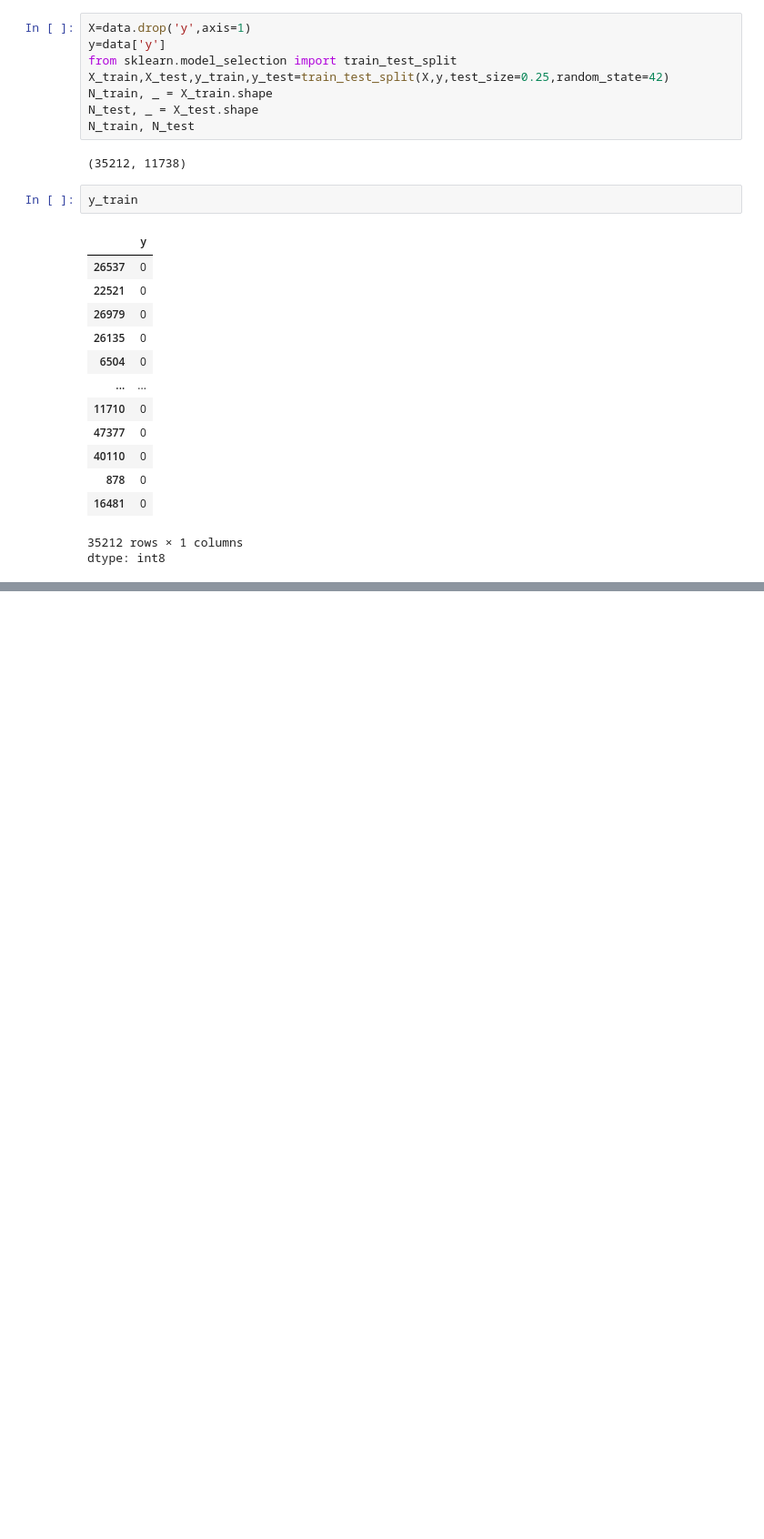
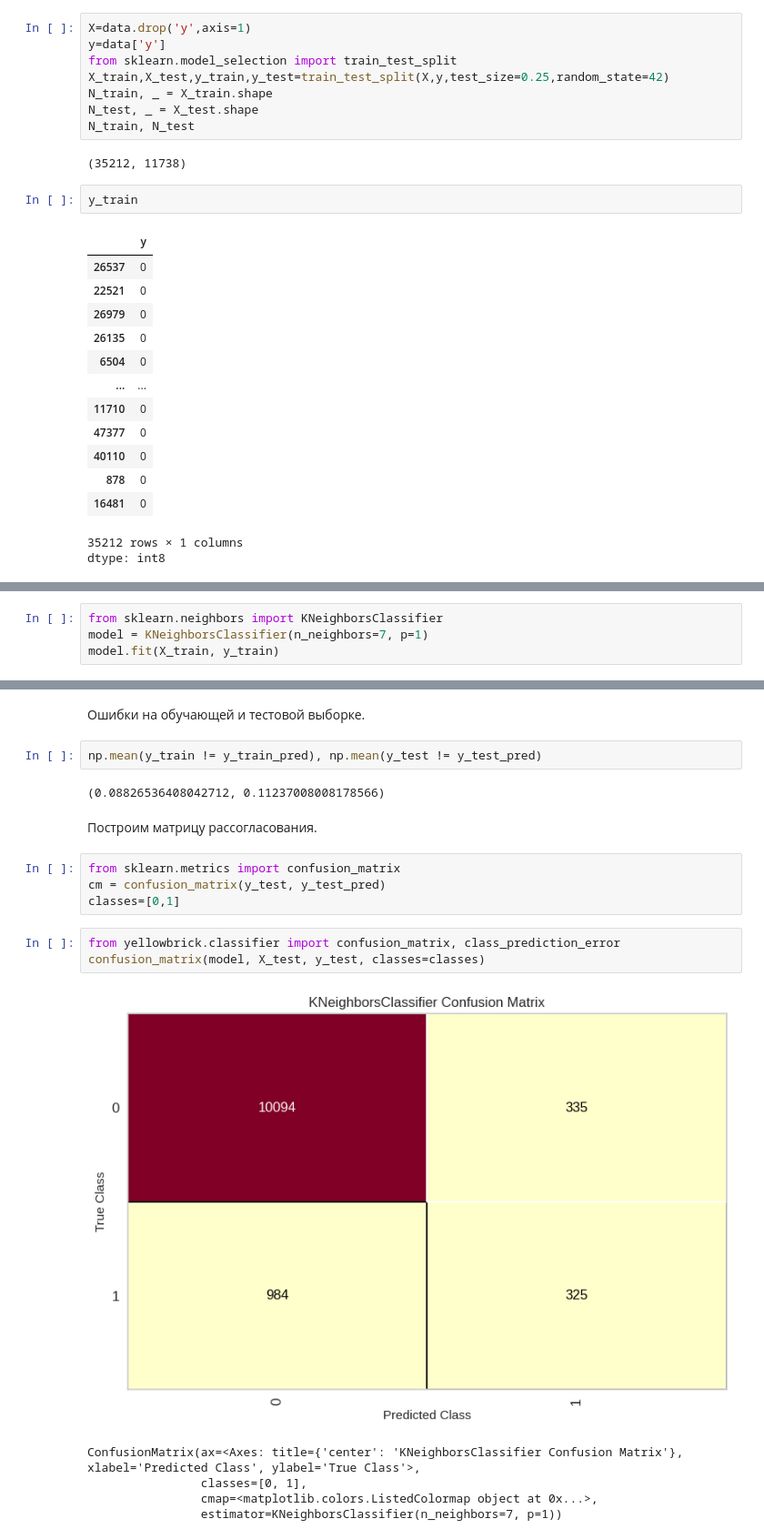
Before and after one commit to a1xsa/machine_learning, a Jupyter notebook: bank.ipynb, the cells around one changed output, grey strips where cells are left out. Shown at 91% size. Drawn from its saved outputs; the diff is of its cells as text; blank space fills up the shorter version.

```diff
--- a/bank.ipynb
+++ b/bank.ipynb
@@ -673,0 +660,4 @@ X_train
+# %%
+from sklearn.neighbors import KNeighborsClassifier
+model = KNeighborsClassifier(n_neighbors=7, p=1)
+model.fit(X_train, y_train)
@@ -673,0 +688,21 @@ X_train
+# %% [markdown]
+Ошибки на обучающей и тестовой выборке.
+# %%
+np.mean(y_train != y_train_pred), np.mean(y_test != y_test_pred)
+# %% [output]
+(0.08826536408042712, 0.11237008008178566)
+# %% [markdown]
+Построим матрицу рассогласования.
+# %%
+from sklearn.metrics import confusion_matrix
+cm = confusion_matrix(y_test, y_test_pred)
+classes=[0,1]
+# %%
+from yellowbrick.classifier import confusion_matrix, class_prediction_error
+confusion_matrix(model, X_test, y_test, classes=classes)
+# %% [output]
+[figure, added]
+ConfusionMatrix(ax=<Axes: title={'center': 'KNeighborsClassifier Confusion Matrix'}, xlabel='Predicted Class', ylabel='True Class'>,
+                classes=[0, 1],
+                cmap=<matplotlib.colors.ListedColormap object at 0x...>,
+                estimator=KNeighborsClassifier(n_neighbors=7, p=1))
```
Also changed, not shown: parts of 12 cells of this notebook.
